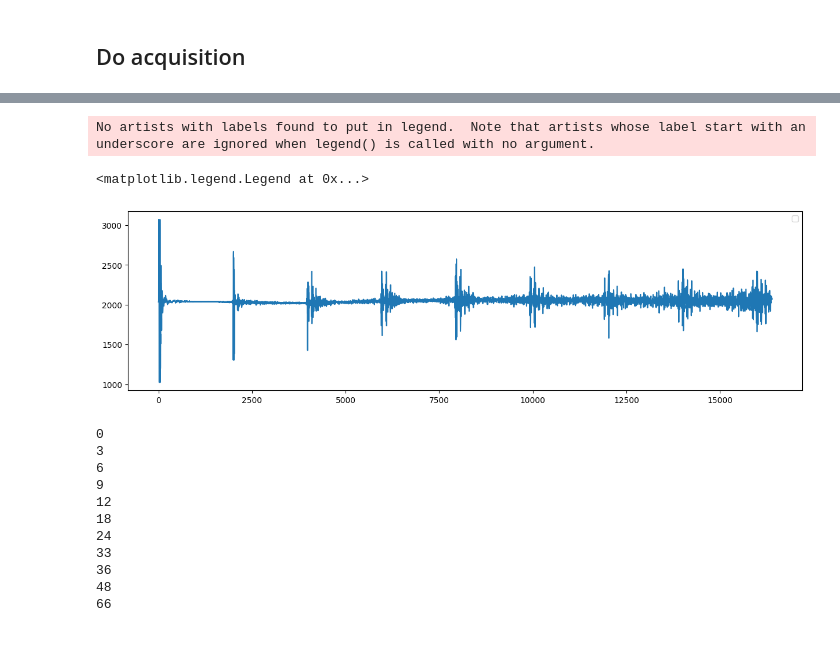
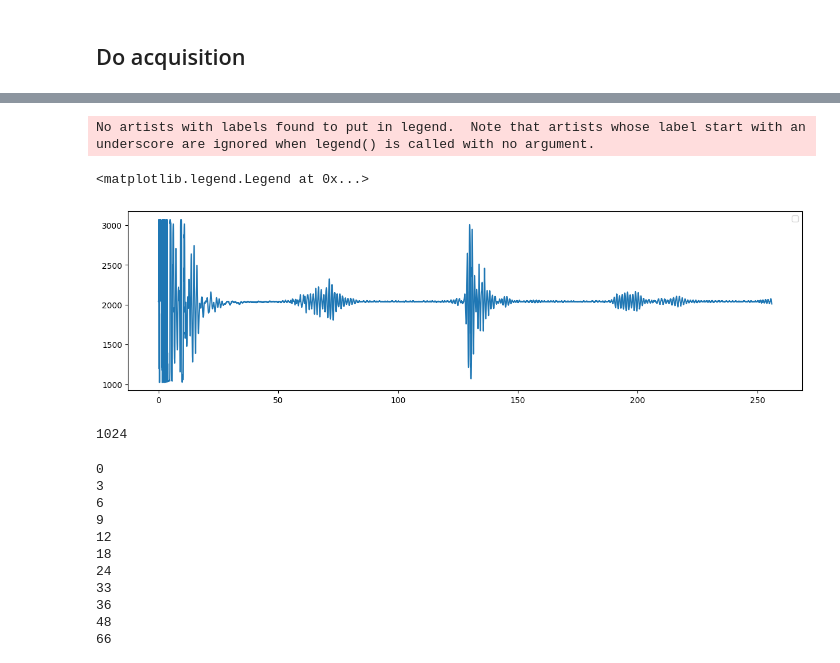
Before and after one commit to kelu124/echomods, a Jupyter notebook: matty/20241109a/hvmux_tests/20241109a-Acq.ipynb, the cells around one changed output, grey strips where cells are left out. Drawn from its saved outputs; the diff is of its cells as text; code cells hidden in the pictures.

```diff
--- a/matty/20241109a/hvmux_tests/20241109a-Acq.ipynb
+++ b/matty/20241109a/hvmux_tests/20241109a-Acq.ipynb
@@ -128,7 +128,8 @@ fpga.reload()
 fpga.reset()
 # %% [markdown]
 ## Do acquisition
+# %%
+fpga.poffw = 2000
 # %%
 gain = [250]*32
 gain[0] = 100
-gain = gain_staircase(1,380)
@@ -135,15 +141,20 @@ gain = gain_staircase(1,380)
 # %%
 plt.figure(figsize=(15,4))
 fpga.csr.hvmuxen = 1
 fpga.csr.hvmuxsw = 1023
 ACQ = fpga.do_acquisition(acq_lines=2, gain=gain, double_rate=False)
 ACQ = np.sum(ACQ, axis=0)
-plt.plot(ACQ)
+t = [x/64 for x in range(len(ACQ))]
+plt.plot(t, ACQ)
 plt.legend()
 # %% [output]
 No artists with labels found to put in legend.  Note that artists whose label start with an underscore are ignored when legend() is called with no argument.
 <matplotlib.legend.Legend at 0x...>
-[figure, old version]
+[figure, new version]
+# %%
+2**10
+# %% [output]
+1024
 # %%
 DICT = {}
 fpga.csr.hvmuxen = 1
```
Also changed, not shown: parts of 1 cell of this notebook.
